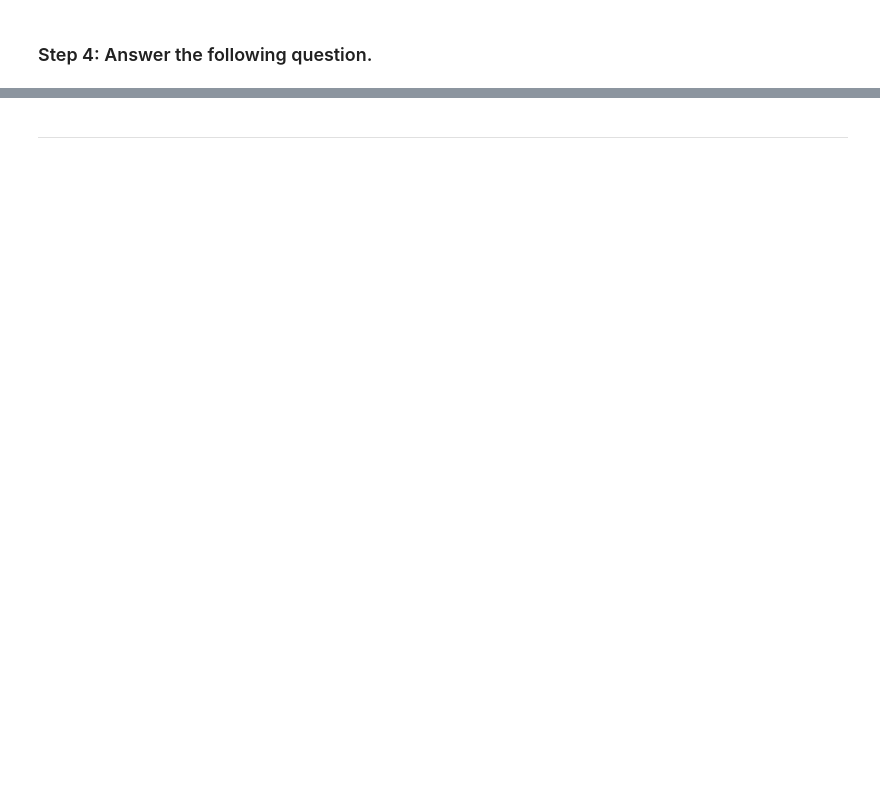
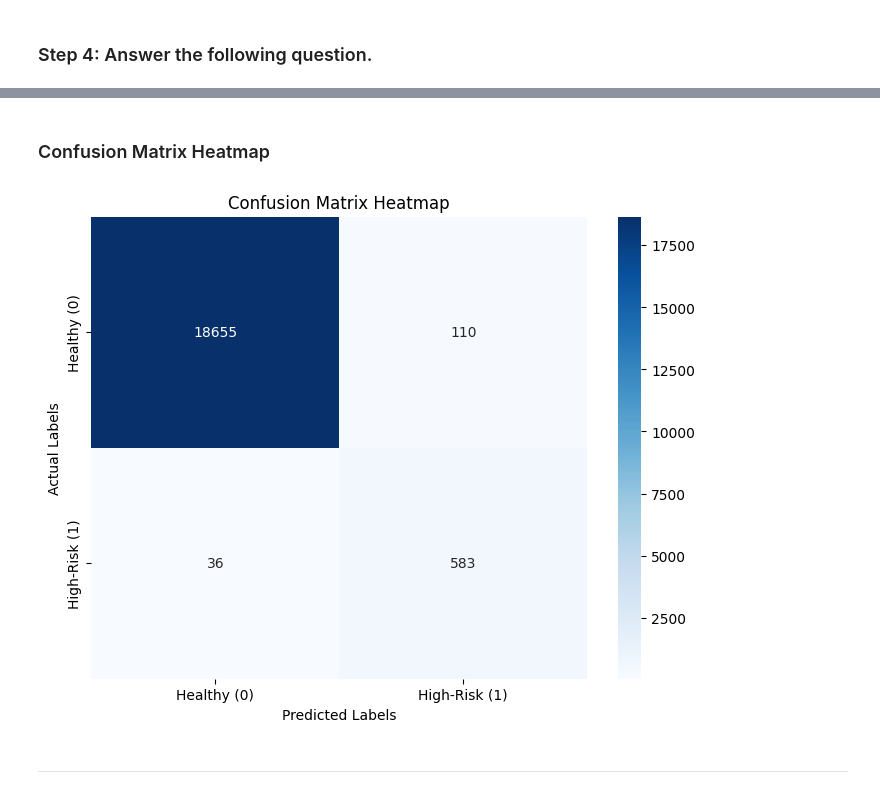
Before and after one commit to hmk81996/credit-risk-classification, a Jupyter notebook: credit_risk_classification.ipynb, the cells around one changed output, grey strips where cells are left out. Drawn from its saved outputs; the diff is of its cells as text; code cells hidden in the pictures; blank space fills up the shorter version.

Commit message:
complete model, analysis and visualization

```diff
--- a/credit_risk_classification.ipynb
+++ b/credit_risk_classification.ipynb
@@ -88,6 +90,12 @@ LogisticRegression(random_state=1)
 # %%
 # Make a prediction using the testing data
 predictions = classifier.predict(X_test)
+
+# Ensure predictions and y_test are 1-dimensional
+predictions = predictions.ravel()
+y_test=y_test.ravel()
+
+# Create the DataFrame
 results = pd.DataFrame({"Prediction": predictions, "Actual": y_test}).reset_index(drop=True)
 results.head()
 # %% [output]
@@ -106,0 +114,9 @@ ValueError: Per-column arrays must each be 1-dimensional
+# %%
+# Generate a confusion matrix for the model
+cm = confusion_matrix(y_test, predictions)
+cm_df = pd.DataFrame(
+    cm, index=["Actual 0", "Actual 1"], columns=["Predicted 0", "Predicted 1"]
+)
+
+# Calculate the accuracy score
+acc_score = accuracy_score(y_test, predictions)
@@ -113,2 +161,23 @@ ValueError: Per-column arrays must each be 1-dimensional
+# %% [markdown]
+### Confusion Matrix Heatmap
+# %%
+# Xpert Learning Assistant recommended creating
+# a visualization of the confusion matrix
+
+# Create a heatmap
+plt.figure(figsize=(8, 6))
+sns.heatmap(cm, annot=True, fmt='d', cmap='Blues',
+            xticklabels=['Healthy (0)', 'High-Risk (1)'],
+            yticklabels=['Healthy (0)', 'High-Risk (1)'])
+
+# Add labels and title
+plt.xlabel('Predicted Labels')
+plt.ylabel('Actual Labels')
+plt.title('Confusion Matrix Heatmap')
+
+# Show the plot
+plt.show()
+# %% [output]
+[figure, added]
 # %% [markdown]
 ---
```
Also changed, not shown: parts of 7 cells of this notebook.
